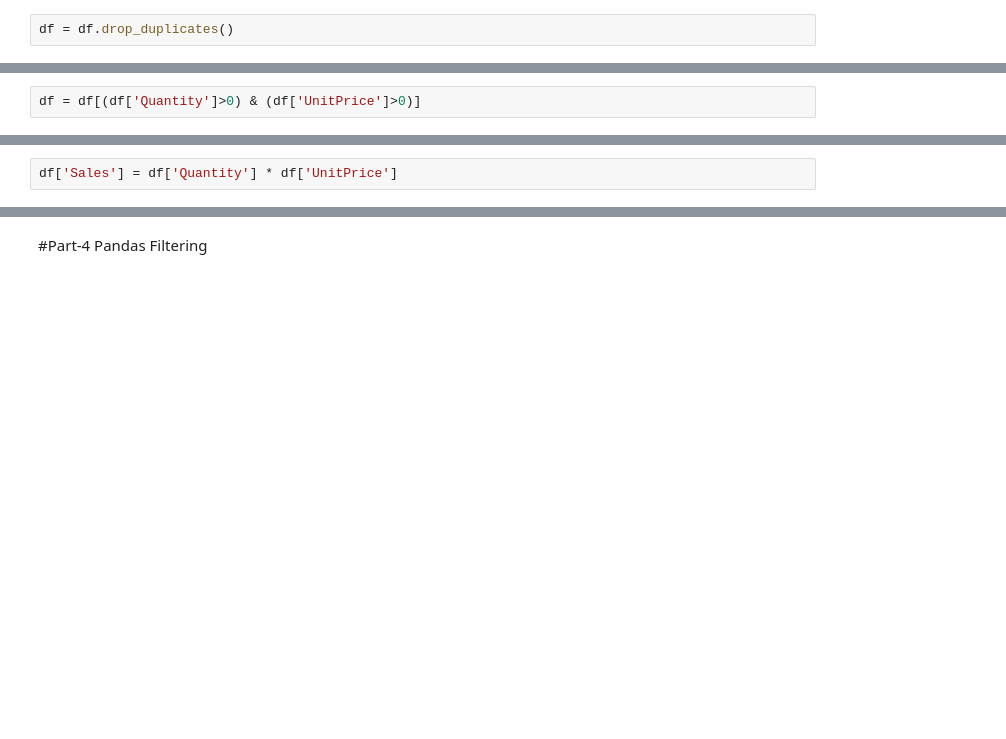
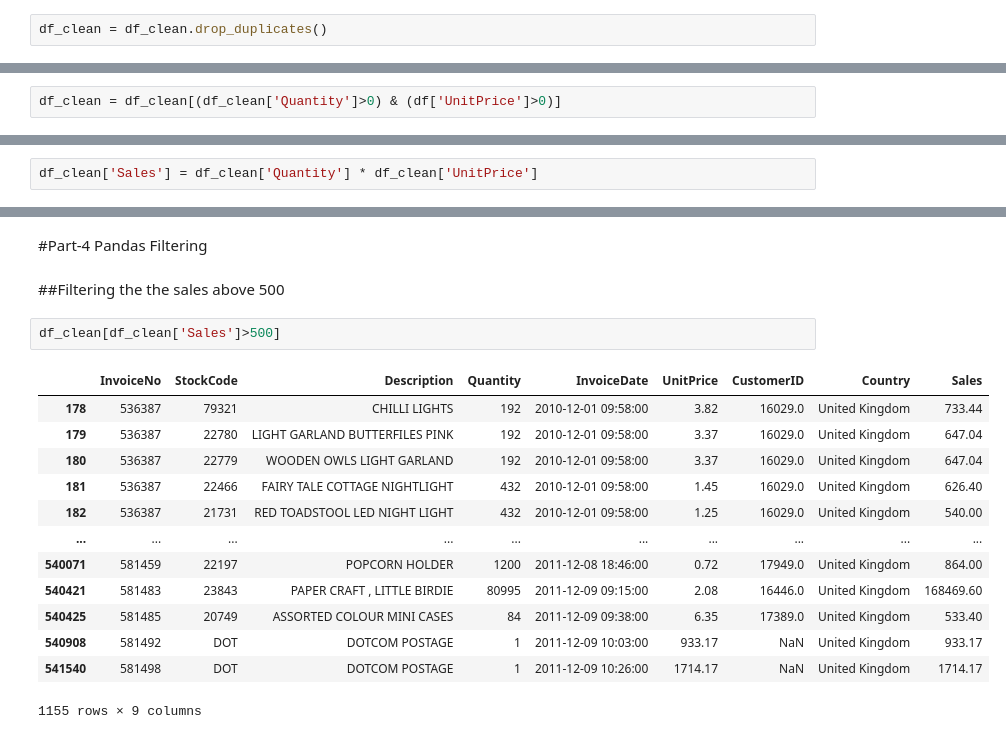
Before and after one commit to AishwaryaJupudi/Rebounce-Applied-AI-and-Analytics-Codes, a Jupyter notebook: Python_301.ipynb, the cells around one changed output, grey strips where cells are left out. Drawn from its saved outputs; the diff is of its cells as text; blank space fills up the shorter version.

Commit message:
Pandas filtering is done

```diff
--- a/Python_301.ipynb
+++ b/Python_301.ipynb
@@ -108,6 +110,6 @@ df["InvoiceDate"].dtype    #dtype('<M8[ns]') is internal representation of datet
 dtype('<M8[ns]')
 # %% [markdown]
 ##Removing the duplicate rows
-# %%
-df = df.drop_duplicates()
+# %%
+df_clean = df_clean.drop_duplicates()
 # %%
@@ -121,5 +123,5 @@ np.int64(0)
 # %% [markdown]
 ##Removing invalid transactions
 # %%
-df = df[(df['Quantity']>0) & (df['UnitPrice']>0)]
+df_clean = df_clean[(df_clean['Quantity']>0) & (df['UnitPrice']>0)]
 # %%
@@ -130,5 +132,5 @@ df.shape
 ##Creating a new Sales column using the formula
     Sales = Quantity × UnitPrice
 # %%
-df['Sales'] = df['Quantity'] * df['UnitPrice']
+df_clean['Sales'] = df_clean['Quantity'] * df_clean['UnitPrice']
 # %%
@@ -190,3 +192,21 @@ Standard Deviation: 271.69
 The mean sales value (20.28) is considerably higher than the median (9.92), indicating that the sales distribution is right-skewed. This suggests that a small number of very large transactions are pulling the mean upward, while most transactions have relatively lower sales values.
 # %% [markdown]
 #Part-4 Pandas Filtering
+# %% [markdown]
+##Filtering the the sales above 500
+# %%
+df_clean[df_clean['Sales']>500]
+# %% [output]
+|  | InvoiceNo | StockCode | Description | Quantity | InvoiceDate | UnitPrice | CustomerID | Country | Sales |
+| 178 | 536387 | 79321 | CHILLI LIGHTS | 192 | 2010-12-01 09:58:00 | 3.82 | 16029.0 | United Kingdom | 733.44 |
+| 179 | 536387 | 22780 | LIGHT GARLAND BUTTERFILES PINK | 192 | 2010-12-01 09:58:00 | 3.37 | 16029.0 | United Kingdom | 647.04 |
+| 180 | 536387 | 22779 | WOODEN OWLS LIGHT GARLAND | 192 | 2010-12-01 09:58:00 | 3.37 | 16029.0 | United Kingdom | 647.04 |
+| 181 | 536387 | 22466 | FAIRY TALE COTTAGE NIGHTLIGHT | 432 | 2010-12-01 09:58:00 | 1.45 | 16029.0 | United Kingdom | 626.40 |
+| 182 | 536387 | 21731 | RED TOADSTOOL LED NIGHT LIGHT | 432 | 2010-12-01 09:58:00 | 1.25 | 16029.0 | United Kingdom | 540.00 |
+| ... | ... | ... | ... | ... | ... | ... | ... | ... | ... |
+| 540071 | 581459 | 22197 | POPCORN HOLDER | 1200 | 2011-12-08 18:46:00 | 0.72 | 17949.0 | United Kingdom | 864.00 |
+| 540421 | 581483 | 23843 | PAPER CRAFT , LITTLE BIRDIE | 80995 | 2011-12-09 09:15:00 | 2.08 | 16446.0 | United Kingdom | 168469.60 |
+| 540425 | 581485 | 20749 | ASSORTED COLOUR MINI CASES | 84 | 2011-12-09 09:38:00 | 6.35 | 17389.0 | United Kingdom | 533.40 |
+| 540908 | 581492 | DOT | DOTCOM POSTAGE | 1 | 2011-12-09 10:03:00 | 933.17 | NaN | United Kingdom | 933.17 |
+| 541540 | 581498 | DOT | DOTCOM POSTAGE | 1 | 2011-12-09 10:26:00 | 1714.17 | NaN | United Kingdom | 1714.17 |
+1155 rows × 9 columns
```
Also changed, not shown: parts of 22 cells of this notebook.
